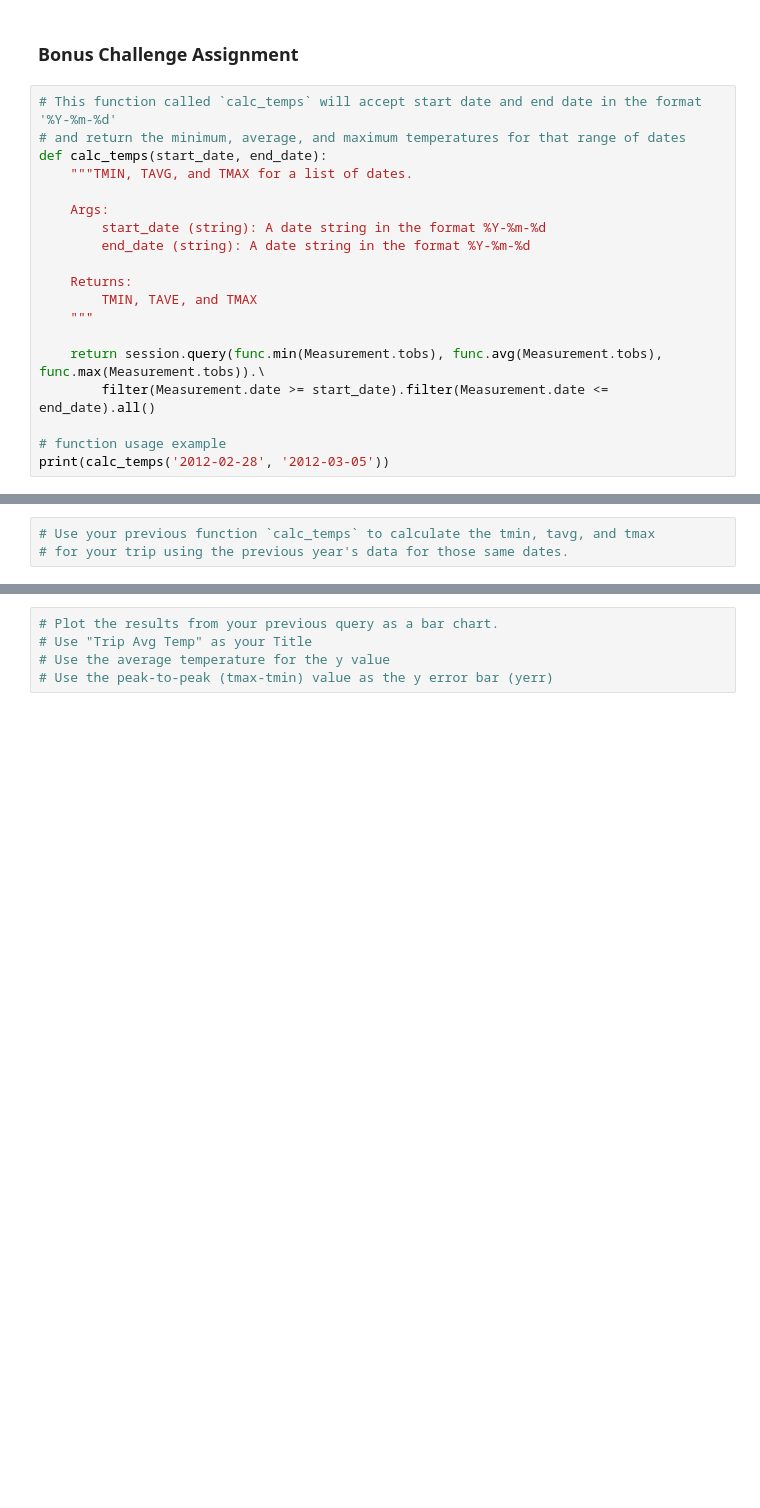
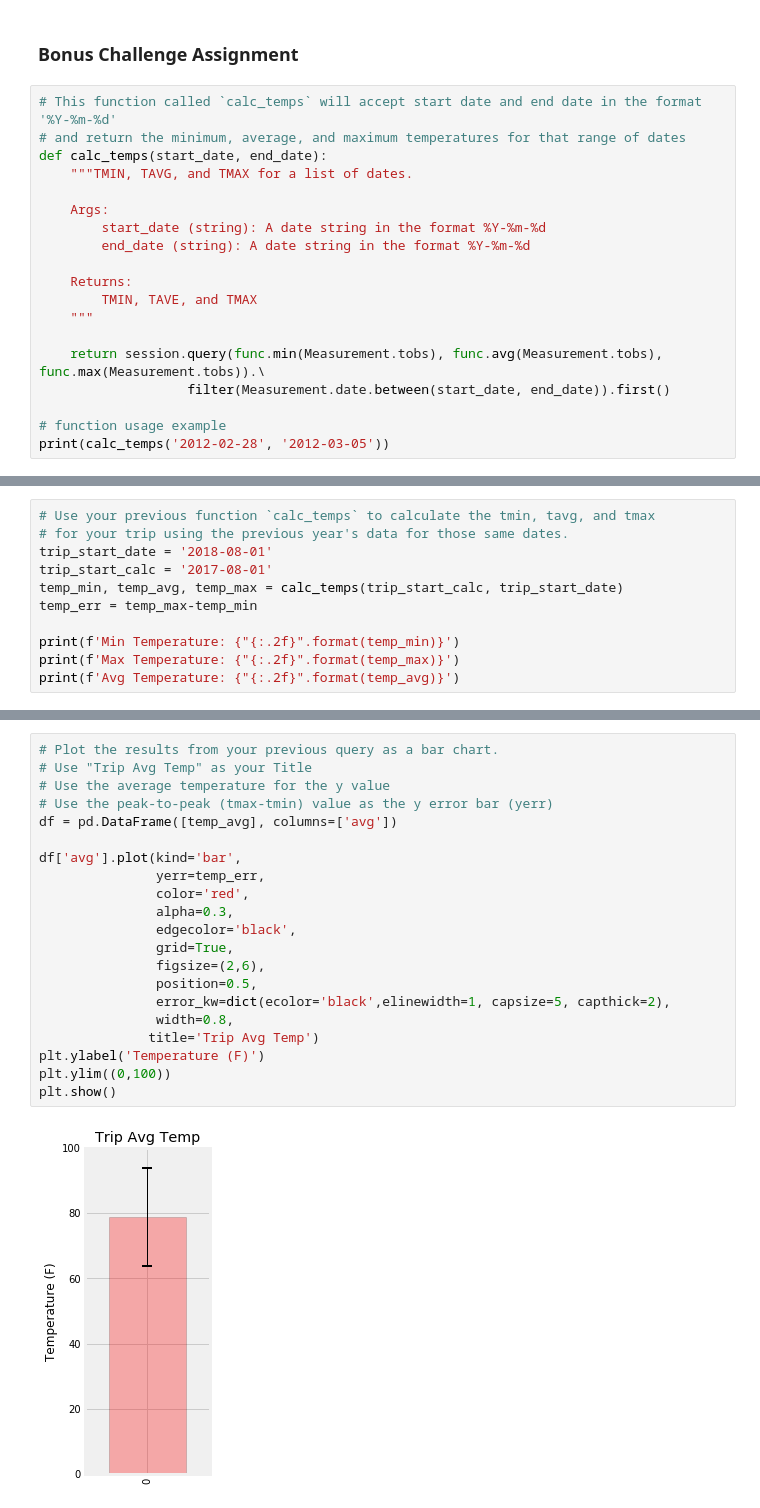
Before and after one commit to tomtav/sqlalchemy-challenge, a Jupyter notebook: analysis.ipynb, the cells around one changed output, grey strips where cells are left out. Drawn from its saved outputs; the diff is of its cells as text; blank space fills up the shorter version.

```diff
--- a/analysis.ipynb
+++ b/analysis.ipynb
@@ -211,7 +198,7 @@ def calc_temps(start_date, end_date):
     """
 
     return session.query(func.min(Measurement.tobs), func.avg(Measurement.tobs), func.max(Measurement.tobs)).\
-        filter(Measurement.date >= start_date).filter(Measurement.date <= end_date).all()
+                   filter(Measurement.date.between(start_date, end_date)).first()
 
 # function usage example
 print(calc_temps('2012-02-28', '2012-03-05'))
@@ -220,3 +207,11 @@ print(calc_temps('2012-02-28', '2012-03-05'))
 # %%
 # Use your previous function `calc_temps` to calculate the tmin, tavg, and tmax
 # for your trip using the previous year's data for those same dates.
+trip_start_date = '2018-08-01'
+trip_start_calc = '2017-08-01'
+temp_min, temp_avg, temp_max = calc_temps(trip_start_calc, trip_start_date)
+temp_err = temp_max-temp_min
+
+print(f'Min Temperature: {"{:.2f}".format(temp_min)}')
+print(f'Max Temperature: {"{:.2f}".format(temp_max)}')
+print(f'Avg Temperature: {"{:.2f}".format(temp_avg)}')
@@ -223,8 +222,26 @@ print(calc_temps('2012-02-28', '2012-03-05'))
 # %%
 # Plot the results from your previous query as a bar chart.
 # Use "Trip Avg Temp" as your Title
 # Use the average temperature for the y value
 # Use the peak-to-peak (tmax-tmin) value as the y error bar (yerr)
+df = pd.DataFrame([temp_avg], columns=['avg'])
+
+df['avg'].plot(kind='bar',
+               yerr=temp_err,
+               color='red',
+               alpha=0.3,
+               edgecolor='black',
+               grid=True,
+               figsize=(2,6),
+               position=0.5,
+               error_kw=dict(ecolor='black',elinewidth=1, capsize=5, capthick=2),
+               width=0.8,
+              title='Trip Avg Temp')
+plt.ylabel('Temperature (F)')
+plt.ylim((0,100))
+plt.show()
+# %% [output]
+[figure, added]
 # %%
 # Calculate the total amount of rainfall per weather station for your trip dates using the previous year's matching dates.
 # Sort this in descending order by precipitation amount and list the station, name, latitude, longitude, and elevation
```
Also changed, not shown: parts of 8 cells of this notebook.
